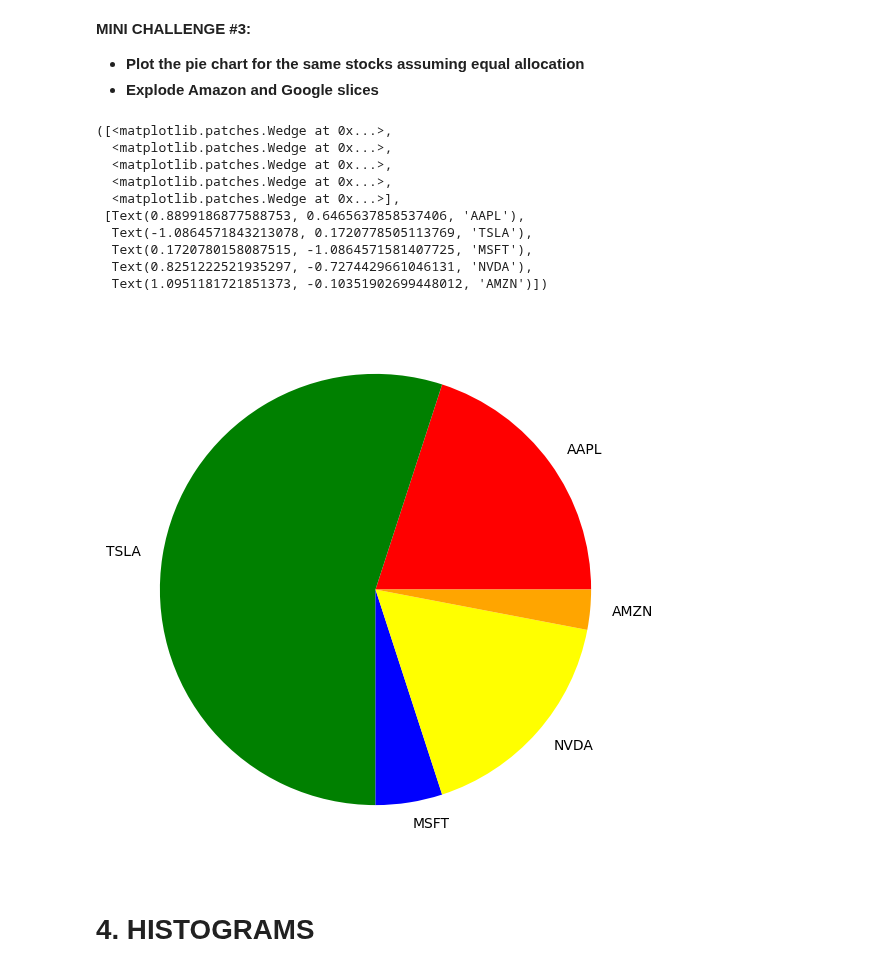
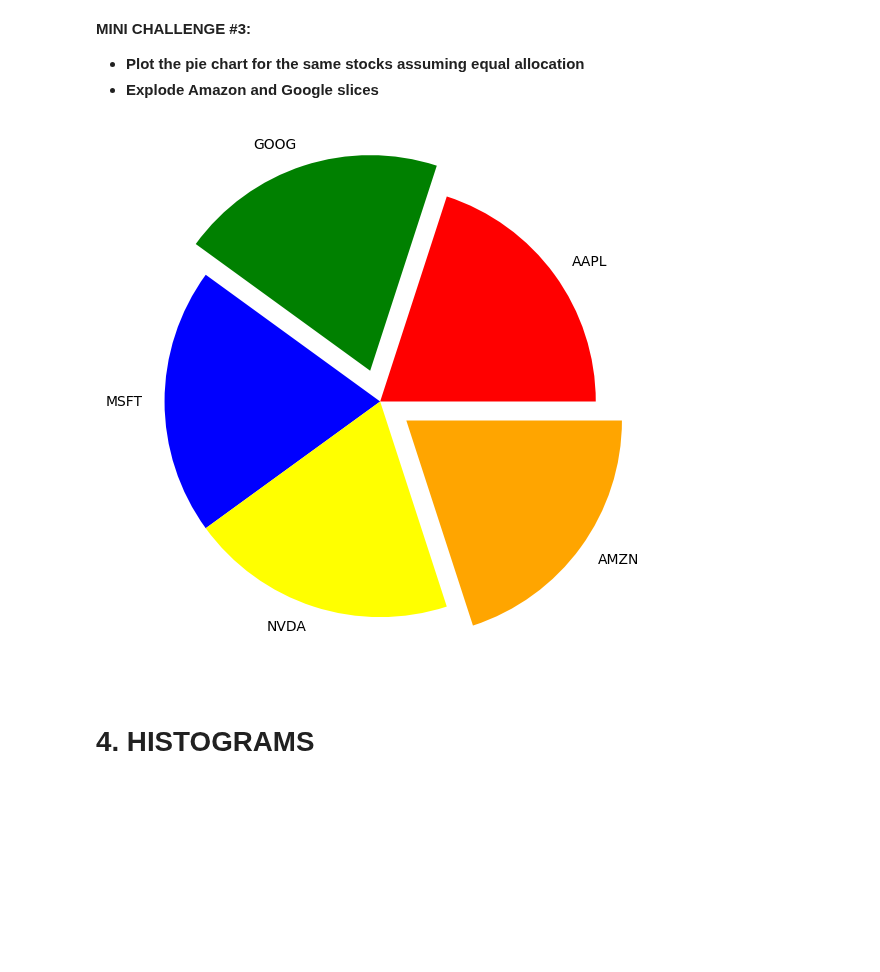
Before and after one commit to timvirga/StockPrediction, a Jupyter notebook: Section11-matplotlib/9_Python_101_Data_Visualization_with_matplotlib_Skeleton.ipynb, the cells around one changed output. Saved outputs shown, nothing was run; the diff lists cells and outputs as text; code cells hidden in the pictures; blank space fills up the shorter version.

Commit message:
matplotlib-pie

```diff
--- a/Section11-matplotlib/9_Python_101_Data_Visualization_with_matplotlib_Skeleton.ipynb
+++ b/Section11-matplotlib/9_Python_101_Data_Visualization_with_matplotlib_Skeleton.ipynb
@@ -106,24 +115,20 @@ labels = ['AAPL','TSLA','MSFT','NVDA','AMZN']
 **MINI CHALLENGE #3:**
 - **Plot the pie chart for the same stocks assuming equal allocation**
 - **Explode Amazon and Google slices**
+# %%
+# define the values / data, colors and labels
+value = [30,30,30,30,30]
+colors = ['red', 'green', 'blue', 'yellow','orange']
+labels = ['AAPL','GOOG','MSFT','NVDA','AMZN']
+explode = [0,.15,0,0,.15]
 # %%
 # specify the figure size plt.figure(figsize=(10,10))
 plt.figure(figsize=(7,7))
 
-# bring it all together
-plt.pie(value,colors=colors,labels=labels)
+# bring it all together - a semicolon ; at the end will hide all of the ouput text
+plt.pie(value,explode=explode, colors=colors,labels=labels);
 # %% [output]
-([<matplotlib.patches.Wedge at 0x...>,
-  <matplotlib.patches.Wedge at 0x...>,
-  <matplotlib.patches.Wedge at 0x...>,
-  <matplotlib.patches.Wedge at 0x...>,
-  <matplotlib.patches.Wedge at 0x...>],
- [Text(0.8899186877588753, 0.6465637858537406, 'AAPL'),
-  Text(-1.0864571843213078, 0.1720778505113769, 'TSLA'),
-  Text(0.1720780158087515, -1.0864571581407725, 'MSFT'),
-  Text(0.8251222521935297, -0.7274429661046131, 'NVDA'),
-  Text(1.0951181721851373, -0.10351902699448012, 'AMZN')])
-[figure, old version]
+[figure, new version]
 # %% [markdown]
 # 4. HISTOGRAMS
 # %%
```
Also changed, not shown: parts of 2 cells of this notebook.
